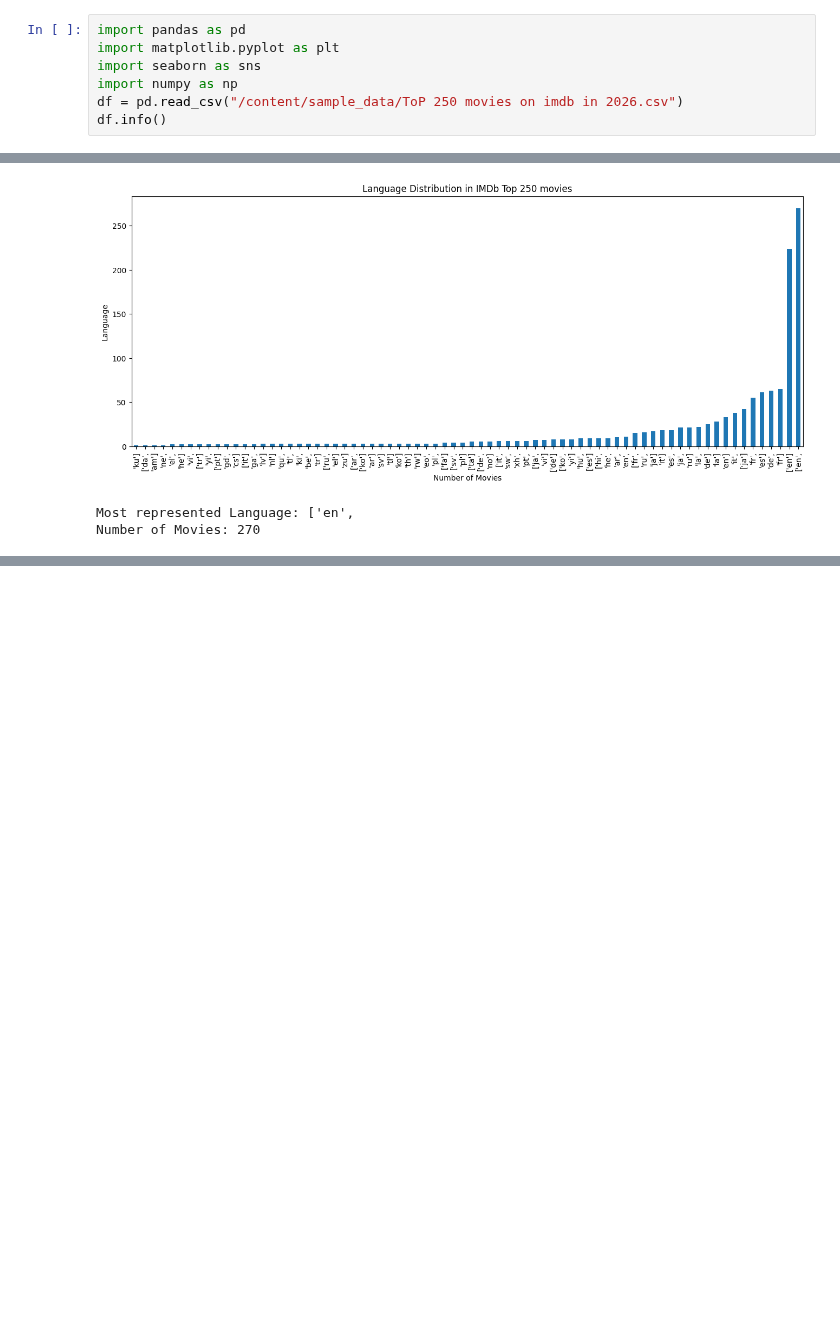
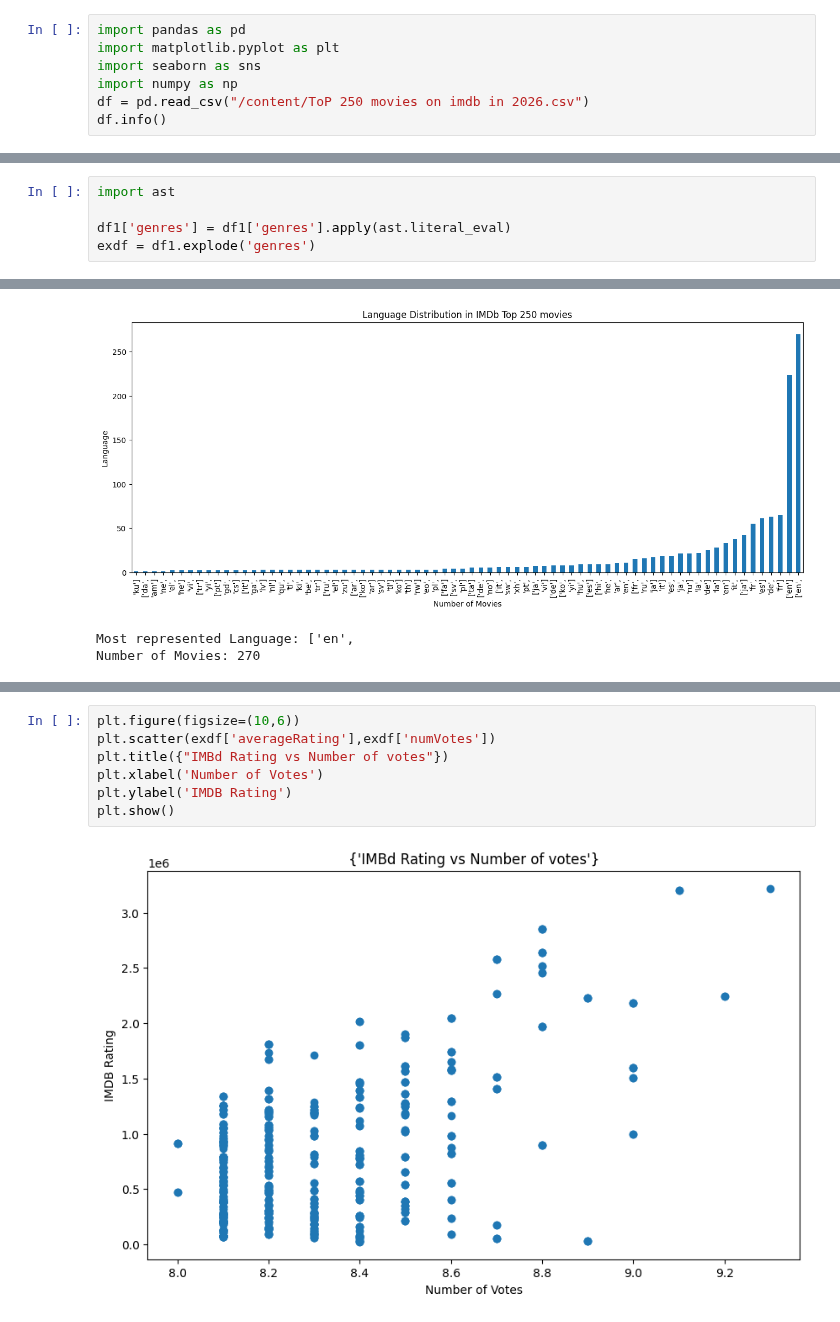
Before and after one commit to AVK48/AI-ML-JOURNEY, a Jupyter notebook: IMDb_Top_250_Movie_Insights.ipynb, the cells around one changed output, grey strips where cells are left out. Saved outputs shown, nothing was run; the diff lists cells and outputs as text; blank space fills up the shorter version.

Commit message:
Do Highly Rated Movies also have more Votes?

```diff
--- a/IMDb_Top_250_Movie_Insights.ipynb
+++ b/IMDb_Top_250_Movie_Insights.ipynb
@@ -5,7 +5,7 @@ import pandas as pd
 import matplotlib.pyplot as plt
 import seaborn as sns
 import numpy as np
-df = pd.read_csv("/content/sample_data/ToP 250 movies on imdb in 2026.csv")
+df = pd.read_csv("/content/ToP 250 movies on imdb in 2026.csv")
 df.info()
 # %% [output]
 <class 'pandas.core.frame.DataFrame'>
@@ -133,3 +131,8 @@ exdf = df1.explode('genres')
+# %%
+import ast
+
+df1['genres'] = df1['genres'].apply(ast.literal_eval)
+exdf = df1.explode('genres')
 # %%
 display(exdf.head())
 # %% [output]
@@ -249,0 +280,9 @@ Number of Movies: 270
+# %%
+plt.figure(figsize=(10,6))
+plt.scatter(exdf['averageRating'],exdf['numVotes'])
+plt.title({"IMBd Rating vs Number of votes"})
+plt.xlabel('Number of Votes')
+plt.ylabel('IMDB Rating')
+plt.show()
+# %% [output]
+[figure, added]
```
Also changed, not shown: parts of 6 cells of this notebook.
